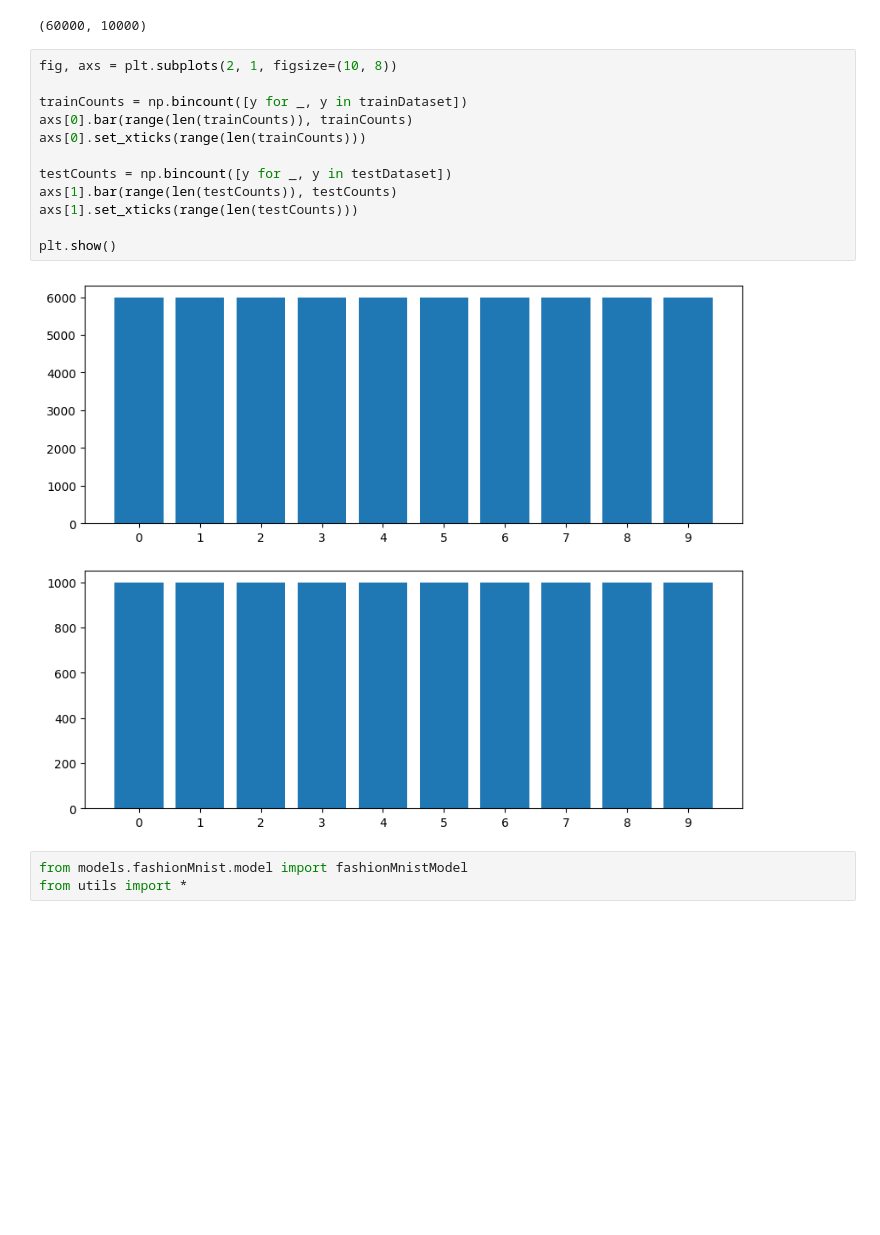
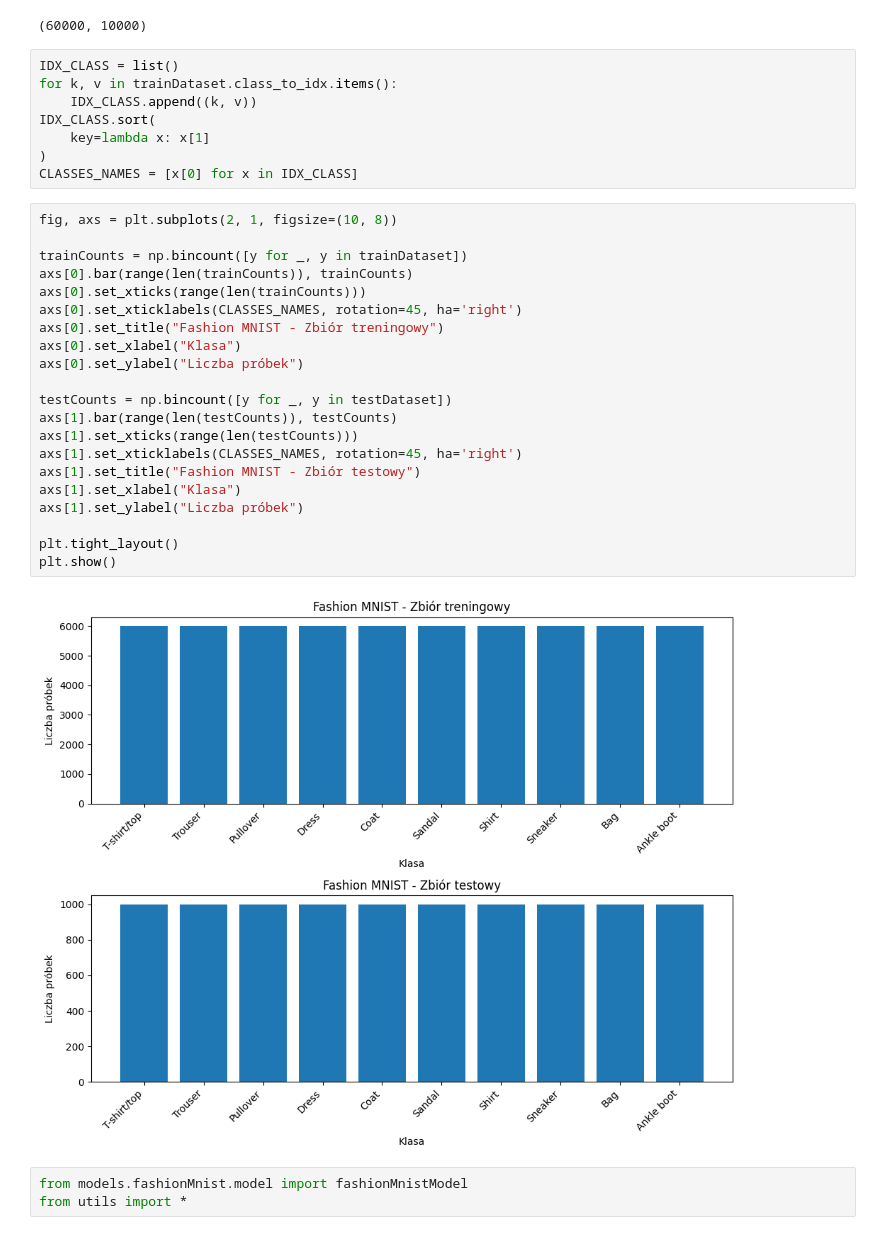
Before and after one commit to jakubpietraszko/praca_inzynierska, a Jupyter notebook: algorythms/fashion-mnist.ipynb, the cells around one changed output. Drawn from its saved outputs; the diff is of its cells as text; blank space fills up the shorter version.

```diff
--- a/algorythms/fashion-mnist.ipynb
+++ b/algorythms/fashion-mnist.ipynb
@@ -25,20 +25,37 @@ testLoader = torch.utils.data.DataLoader(testDataset, batch_size=BATCH_SIZE, shu
 len(trainDataset), len(testDataset)
 # %% [output]
 (60000, 10000)
+# %%
+IDX_CLASS = list()
+for k, v in trainDataset.class_to_idx.items():
+    IDX_CLASS.append((k, v))
+IDX_CLASS.sort(
+    key=lambda x: x[1]
+)
+CLASSES_NAMES = [x[0] for x in IDX_CLASS]
 # %%
 fig, axs = plt.subplots(2, 1, figsize=(10, 8))
 
 trainCounts = np.bincount([y for _, y in trainDataset])
 axs[0].bar(range(len(trainCounts)), trainCounts)
 axs[0].set_xticks(range(len(trainCounts)))
+axs[0].set_xticklabels(CLASSES_NAMES, rotation=45, ha='right')
+axs[0].set_title("Fashion MNIST - Zbiór treningowy")
+axs[0].set_xlabel("Klasa")
+axs[0].set_ylabel("Liczba próbek")
 
 testCounts = np.bincount([y for _, y in testDataset])
 axs[1].bar(range(len(testCounts)), testCounts)
 axs[1].set_xticks(range(len(testCounts)))
+axs[1].set_xticklabels(CLASSES_NAMES, rotation=45, ha='right')
+axs[1].set_title("Fashion MNIST - Zbiór testowy")
+axs[1].set_xlabel("Klasa")
+axs[1].set_ylabel("Liczba próbek")
 
+plt.tight_layout()
 plt.show()
 # %% [output]
-[figure, old version]
+[figure, new version]
 # %%
 from models.fashionMnist.model import fashionMnistModel
 from utils import *
```
Also changed, not shown: parts of 2 cells of this notebook, 34 other files.
